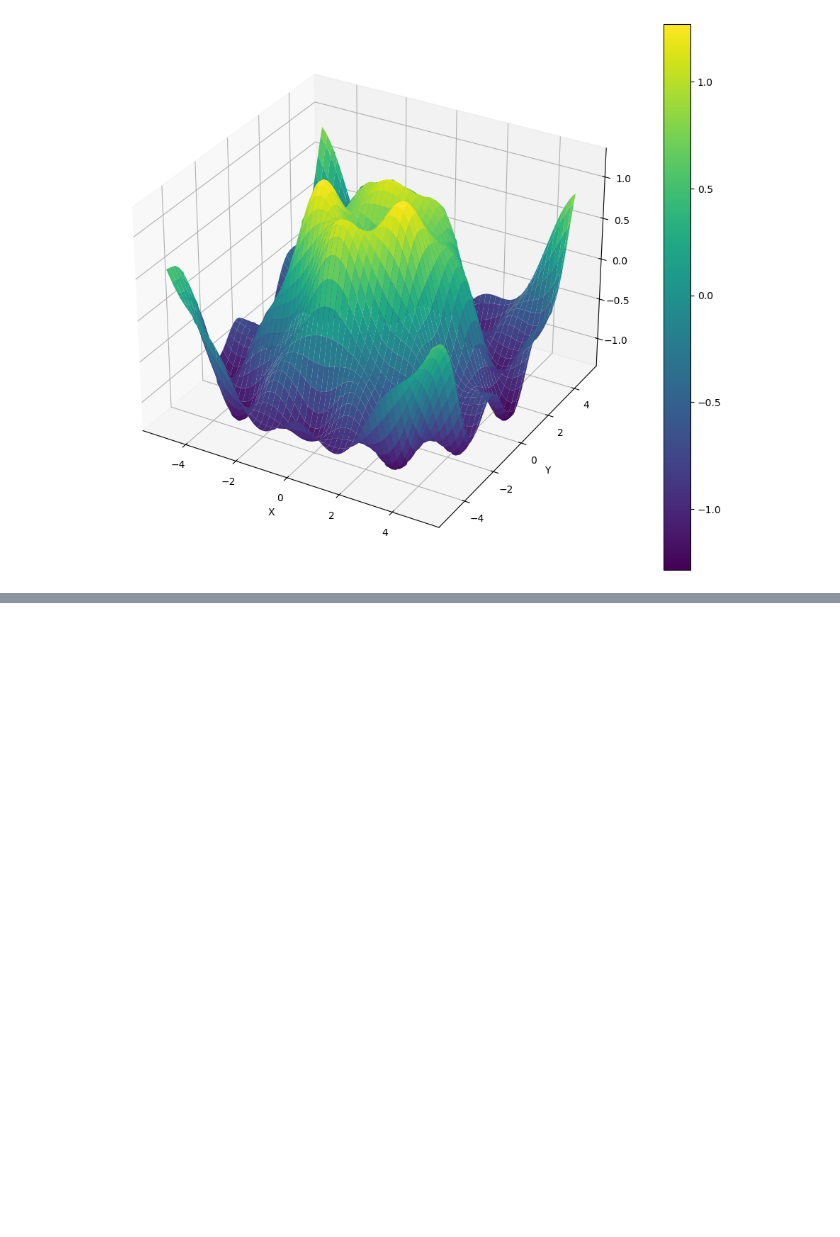
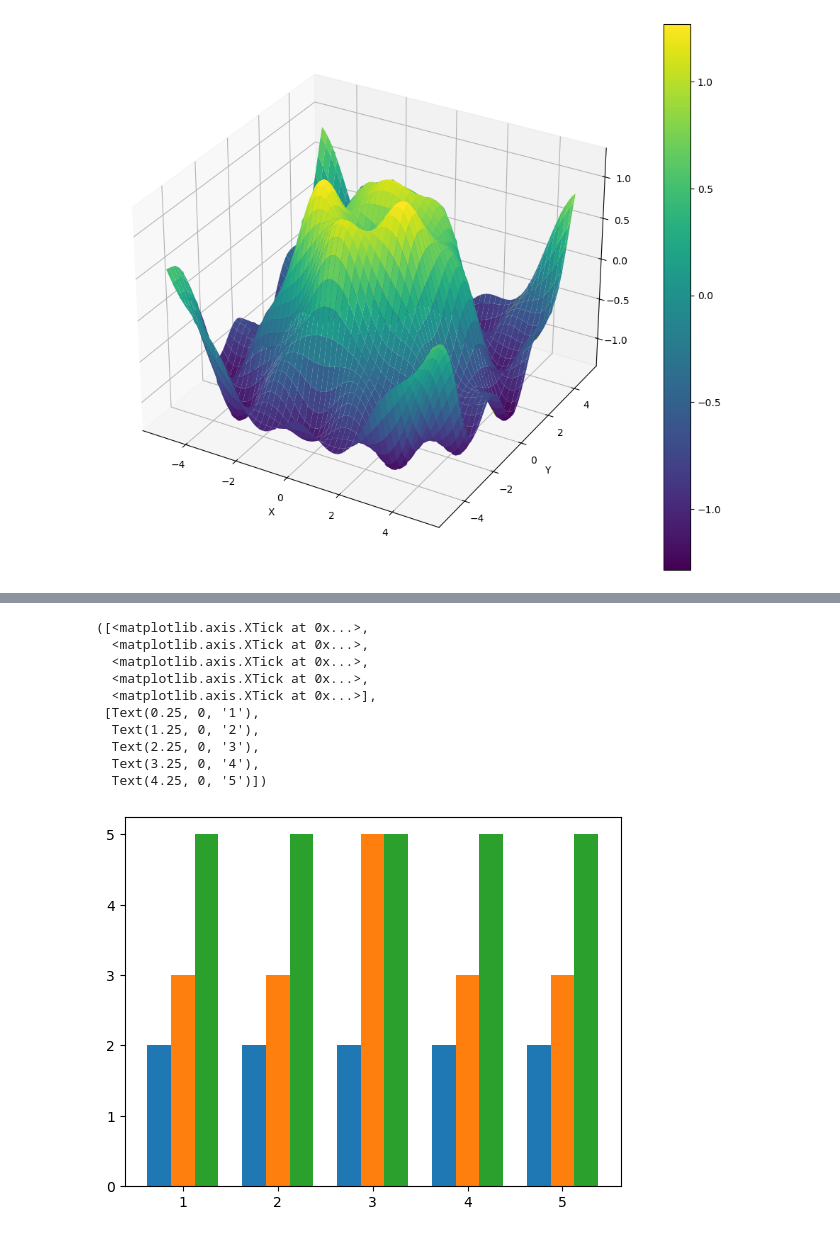
Before and after one commit to a-anuj/Data-Visualization, a Jupyter notebook: Practice-midsem/practice-mid.ipynb, the cells around one changed output, grey strips where cells are left out. Saved outputs shown, nothing was run; the diff lists cells and outputs as text; code cells hidden in the pictures; blank space fills up the shorter version.

```diff
--- a/Practice-midsem/practice-mid.ipynb
+++ b/Practice-midsem/practice-mid.ipynb
@@ -430,0 +494,28 @@ fig.colorbar(surface4,ax=ax)
+# %%
+x = [1,2,3,4,5]
+y1 = [2,2,2,2,2]
+y2 = [3,3,5,3,3]
+y3 = [5,5,5,5,5]
+
+pos1 = np.arange(len(x))
+pos2 = [x+0.25 for x in pos1]
+pos3 = [x+0.25 for x in pos2]
+
+
+plt.bar(pos1,y1,width=0.25)
+plt.bar(pos2,y2,width=0.25)
+plt.bar(pos3,y3,width=0.25)
+
+plt.xticks([x+0.25 for x in pos1],x)
+# %% [output]
+([<matplotlib.axis.XTick at 0x...>,
+  <matplotlib.axis.XTick at 0x...>,
+  <matplotlib.axis.XTick at 0x...>,
+  <matplotlib.axis.XTick at 0x...>,
+  <matplotlib.axis.XTick at 0x...>],
+ [Text(0.25, 0, '1'),
+  Text(1.25, 0, '2'),
+  Text(2.25, 0, '3'),
+  Text(3.25, 0, '4'),
+  Text(4.25, 0, '5')])
+[figure, added]
```
Also changed, not shown: parts of 28 cells of this notebook.
